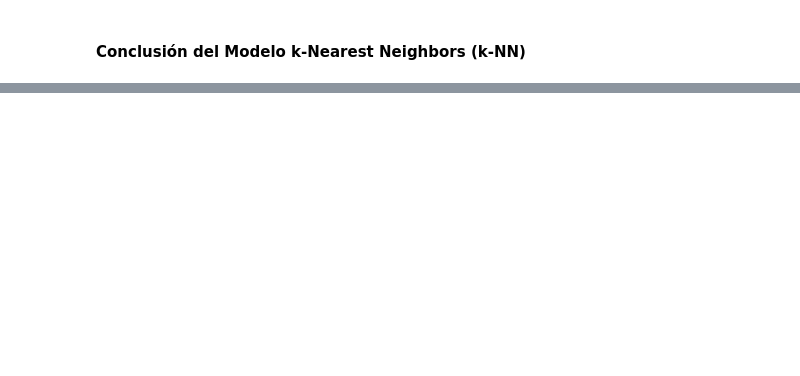
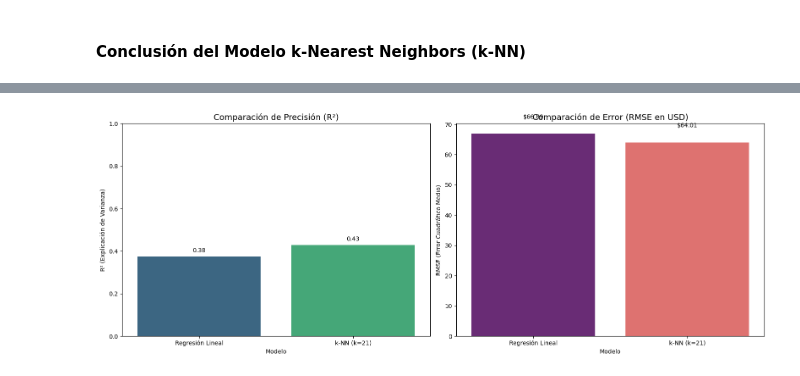
Before and after one commit to stephy0410/AirbnbNYC_analisis, a Jupyter notebook: notebooks/Analisis_de_salario.ipynb, the cells around one changed output, grey strips where cells are left out. Cells and saved outputs as stored; diff of their text form; code cells hidden in the pictures; blank space fills up the shorter version.

Commit message:
Comparación de los resultados entre los modelos K-NN y  Regresión Lineal

```diff
--- a/notebooks/Analisis_de_salario.ipynb
+++ b/notebooks/Analisis_de_salario.ipynb
@@ -921,0 +944,27 @@ El modelo k-Nearest Neighbors (k-NN), optimizado con un valor de $k=21$ vecinos,
+# %%
+# Configuración de gráficos
+fig, axes = plt.subplots(1, 2, figsize=(16, 6))
+
+# GRÁFICO 1: Comparación de R² (Más alto es mejor)
+sns.barplot(data=metricas, x='Modelo', y='R² (Explicación de Varianza)',
+            hue='Modelo', ax=axes[0], palette='viridis', legend=False)
+axes[0].set_title('Comparación de Precisión (R²)', fontsize=14)
+axes[0].set_ylim(0, 1) # R² va de 0 a 1
+for index, row in metricas.iterrows():
+    axes[0].text(index, row['R² (Explicación de Varianza)'] + 0.02,
+                 f"{row['R² (Explicación de Varianza)']:.2f}",
+                 color='black', ha="center")
+
+# GRÁFICO 2: Comparación de Error RMSE (Más bajo es mejor)
+sns.barplot(data=metricas, x='Modelo', y='RMSE (Error Cuadrático Medio)',
+            hue='Modelo', ax=axes[1], palette='magma', legend=False)
+axes[1].set_title('Comparación de Error (RMSE en USD)', fontsize=14)
+for index, row in metricas.iterrows():
+    axes[1].text(index, row['RMSE (Error Cuadrático Medio)'] + 5,
+                 f"${row['RMSE (Error Cuadrático Medio)']:.2f}",
+                 color='black', ha="center")
+
+plt.tight_layout()
+plt.show()
+# %% [output]
+[figure, added]
```
Also changed, not shown: parts of 12 cells of this notebook.
